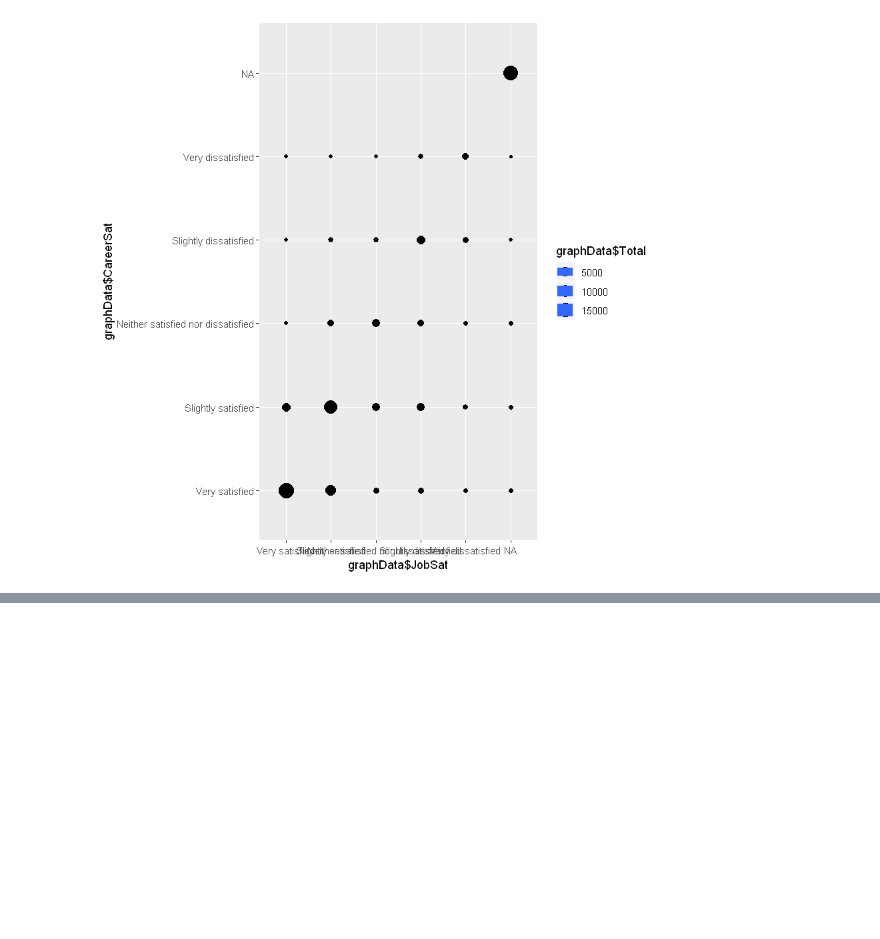
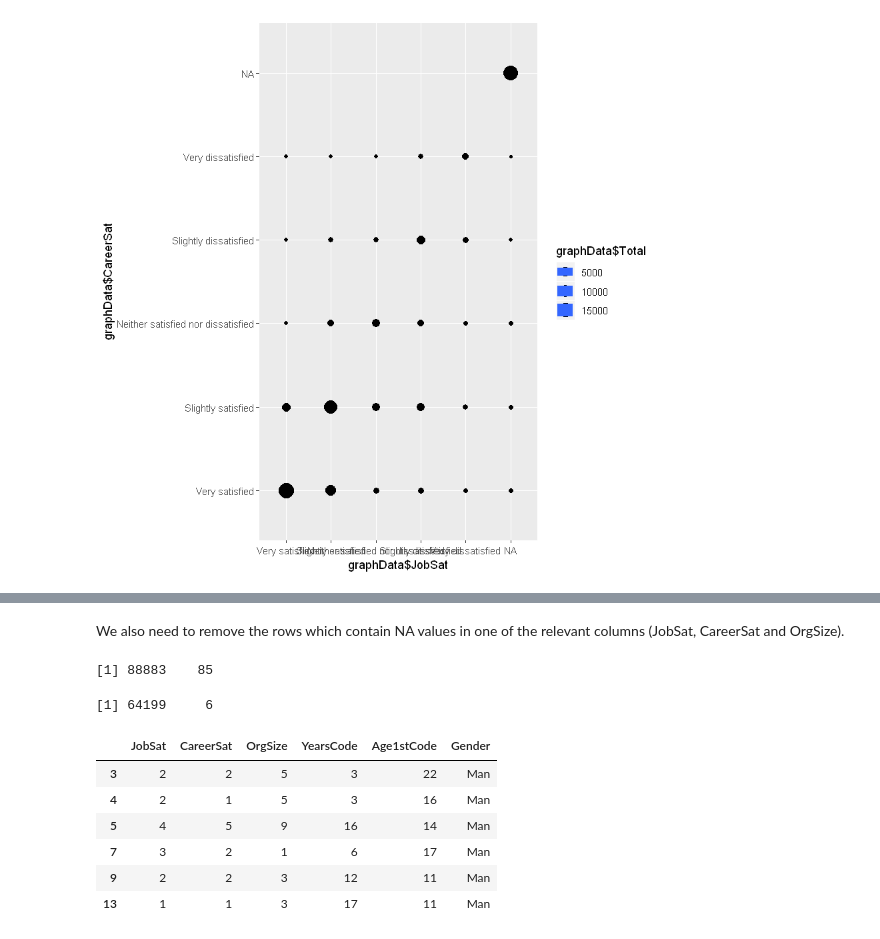
Before and after one commit to kuceriklukas/big-data-project, a Jupyter notebook: Workflow_Clean_Data.ipynb, the cells around one changed output, grey strips where cells are left out. Drawn from its saved outputs; the diff is of its cells as text; code cells hidden in the pictures; blank space fills up the shorter version.

```diff
--- a/Workflow_Clean_Data.ipynb
+++ b/Workflow_Clean_Data.ipynb
@@ -118,0 +193,20 @@ ggplot(data = graphData, mapping = aes(x = graphData$JobSat, y = graphData$Caree
+# %% [markdown]
+We also need to remove the rows which contain NA values in one of the relevant columns (JobSat, CareerSat and OrgSize).
+# %%
+dim(numericData2019)
+
+cleanNumericData2019 <- select(numericData2019, JobSat, CareerSat, OrgSize, YearsCode, Age1stCode, Gender)
+cleanNumericData2019 <- cleanNumericData2019[complete.cases(cleanNumericData2019), ]
+
+dim(cleanNumericData2019)
+head(cleanNumericData2019)
+# %% [output]
+[1] 88883    85
+[1] 64199     6
+|  | JobSat | CareerSat | OrgSize | YearsCode | Age1stCode | Gender |
+| 3 | 2 | 2 | 5 | 3 | 22 | Man |
+| 4 | 2 | 1 | 5 | 3 | 16 | Man |
+| 5 | 4 | 5 | 9 | 16 | 14 | Man |
+| 7 | 3 | 2 | 1 | 6 | 17 | Man |
+| 9 | 2 | 2 | 3 | 12 | 11 | Man |
+| 13 | 1 | 1 | 3 | 17 | 11 | Man |
```
Also changed, not shown: parts of 16 cells of this notebook.
